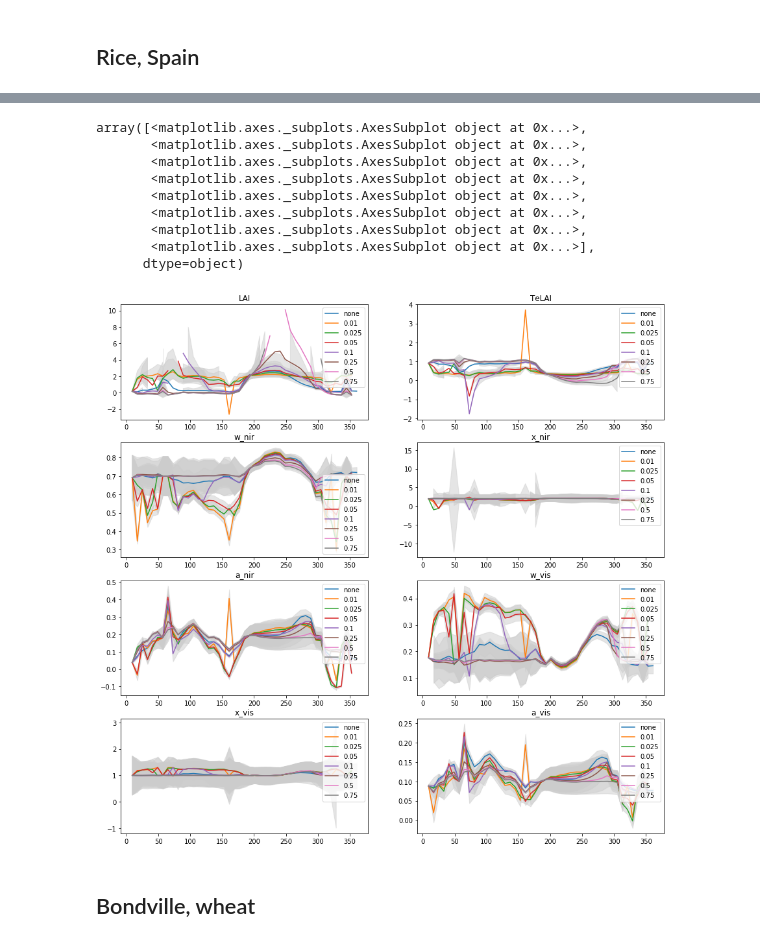
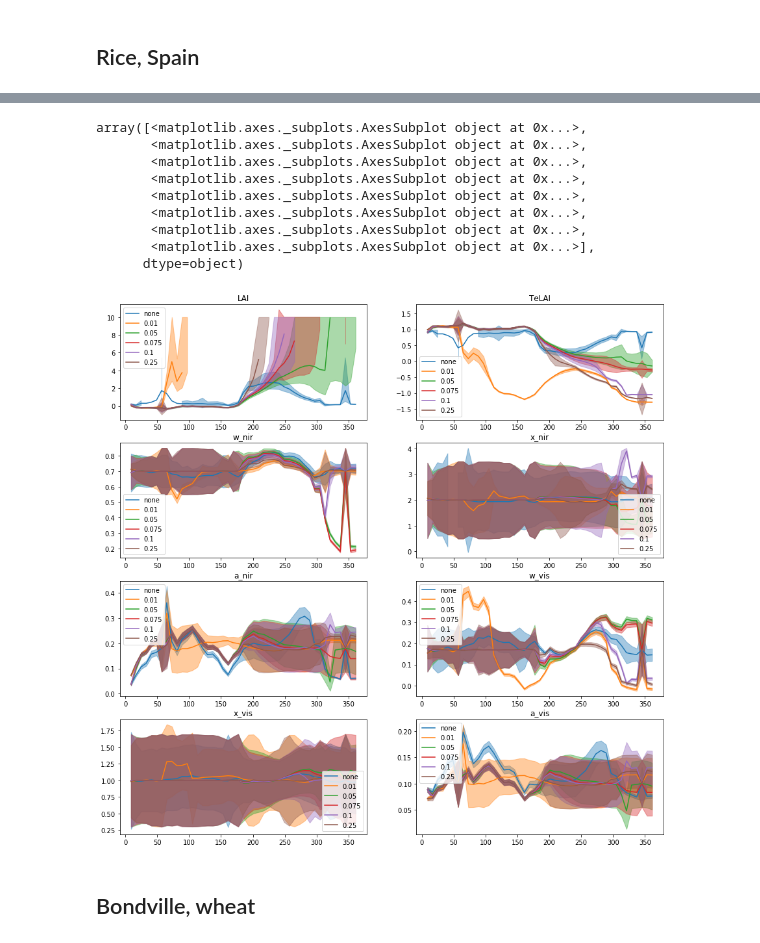
Before and after one commit to Assimila/kafka_plots, a Jupyter notebook: Plot_pixel_timeseries.ipynb, the cells around one changed output, grey strips where cells are left out. Cells and saved outputs as stored; diff of their text form; code cells hidden in the pictures.

```diff
--- a/Plot_pixel_timeseries.ipynb
+++ b/Plot_pixel_timeseries.ipynb
@@ -50,7 +51,7 @@ def plot_all_params(axs, params, filepaths, year, x, y, legend = None):
             data, uncs, dates = get_pixel(f, year, x,y)
             plot_pixel_tseries(ax, data[param], uncs[param], dates, parameter = param,
                                marker='-', convertLAI=convertLAI)
-        ax.set_title(title)
+        #ax.set_title(title)
         if legend !=None:
             ax.legend(legend)
     return axs
@@ -63,29 +111,27 @@ params=["LAI","TeLAI", "w_nir", "x_nir", "a_nir",
 # %%
 filepaths = ["/home/npounder/output/kafka/28Mar/kafkaout_no_prop_HessCorr/",
-             "/home/npounder/output/kafka/28Mar/kafkaout_prop_LAI_Q0-01/",
-             "/home/npounder/output/kafka/28Mar/kafkaout_prop_LAI_Q0-025/",
-             "/home/npounder/output/kafka/28Mar/kafkaout_prop_LAI_Q0-05/",
-             "/home/npounder/output/kafka/28Mar/kafkaout_prop_LAI_Q0-1/",
-             "/home/npounder/output/kafka/28Mar/kafkaout_prop_LAI_Q0-25/",
-             "/home/npounder/output/kafka/28Mar/kafkaout_prop_LAI_Q0-5/",
-             "/home/npounder/output/kafka/28Mar/kafkaout_prop_LAI_Q0-75/"]
-legend = ("none","0.01", "0.025", "0.05", "0.1", "0.25", "0.5", "0.75")
+             "/home/npounder/output/kafka/28Mar/kafkaout_Arros_0-01/",
+             "/home/npounder/output/kafka/28Mar/kafkaout_Arros_0-05/",
+             "/home/npounder/output/kafka/28Mar/kafkaout_Arros_0-075/",
+             "/home/npounder/output/kafka/28Mar/kafkaout_Arros_0-1/",
+             "/home/npounder/output/kafka/28Mar/kafkaout_Arros_0-25/"]
+legend = ("none","0.01", "0.05", "0.075", "0.1", "0.25")
 x = 698; y= 1230
 
 fig, axs = plt.subplots(4,2, figsize=(15,15))
 axs = axs.flatten()
 plot_all_params(axs, params, filepaths, 2017, x, y, legend = legend)
 # %% [output]
 array([<matplotlib.axes._subplots.AxesSubplot object at 0x...>,
        <matplotlib.axes._subplots.AxesSubplot object at 0x...>,
        <matplotlib.axes._subplots.AxesSubplot object at 0x...>,
        <matplotlib.axes._subplots.AxesSubplot object at 0x...>,
        <matplotlib.axes._subplots.AxesSubplot object at 0x...>,
        <matplotlib.axes._subplots.AxesSubplot object at 0x...>,
        <matplotlib.axes._subplots.AxesSubplot object at 0x...>,
        <matplotlib.axes._subplots.AxesSubplot object at 0x...>],
       dtype=object)
-[figure, old version]
+[figure, new version]
 # %% [markdown]
 ## Bondville, wheat
 # %%
```
Also changed, not shown: parts of 10 cells of this notebook, 1 other file.
